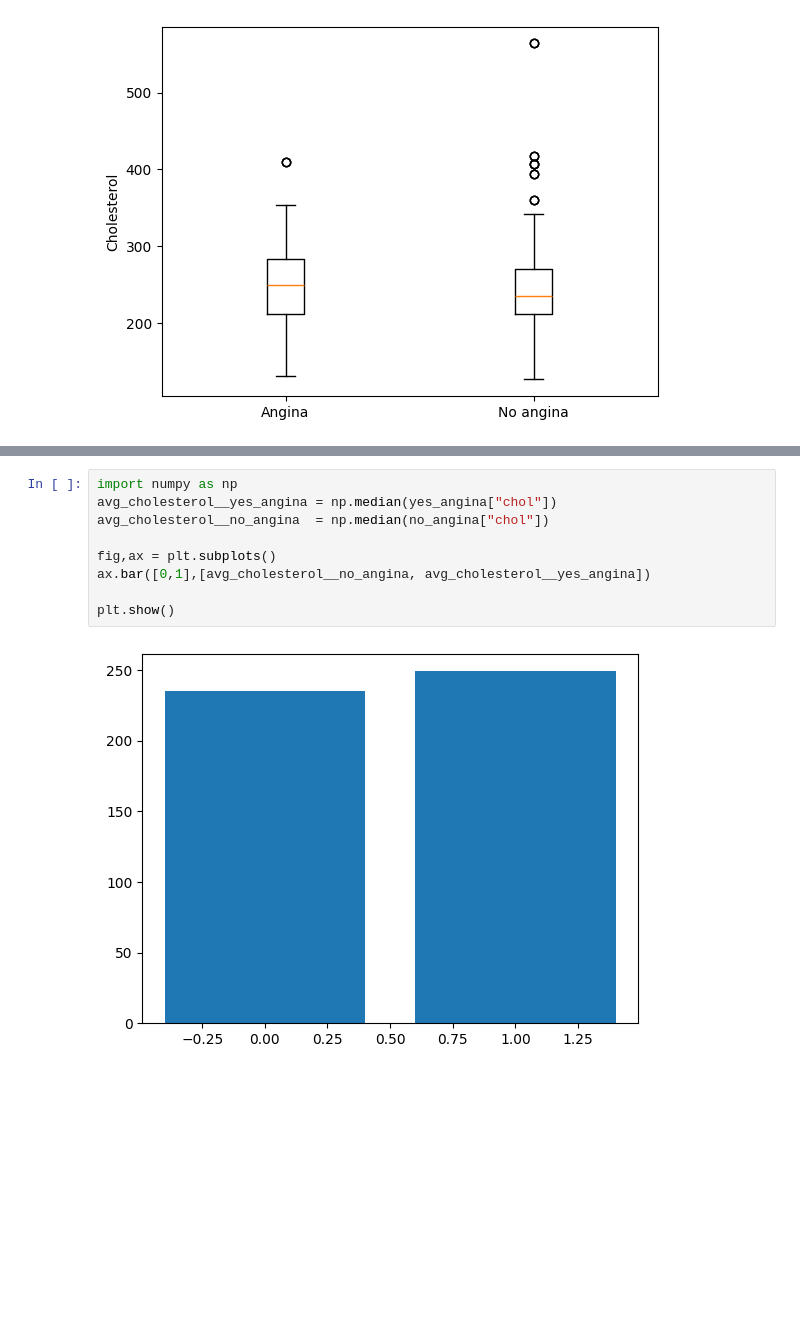
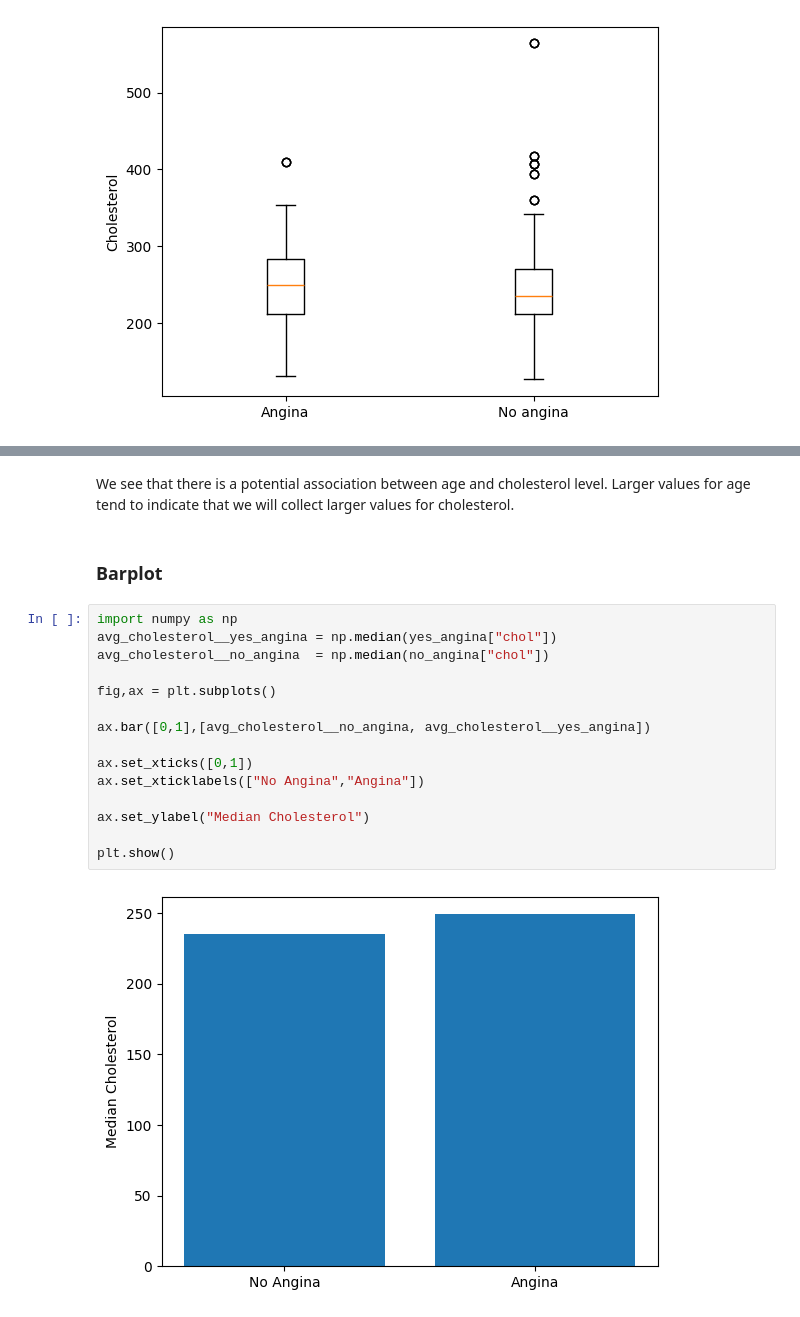
Before and after one commit to computationalUncertaintyLab/dexp_book, a Jupyter notebook: Chap3_Dataviz.ipynb, the cells around one changed output, grey strips where cells are left out. Drawn from its saved outputs; the diff is of its cells as text; blank space fills up the shorter version.

```diff
--- a/Chap3_Dataviz.ipynb
+++ b/Chap3_Dataviz.ipynb
@@ -220,11 +222,22 @@ plt.hist2d(heart_disease["age"], heart_disease["trestbps"])
+# %% [markdown]
+We see that there is a potential association between age and cholesterol level.
+Larger values for age tend to indicate that we will collect larger values for cholesterol.
+# %% [markdown]
+### Barplot
 # %%
 import numpy as np
 avg_cholesterol__yes_angina = np.median(yes_angina["chol"])
 avg_cholesterol__no_angina  = np.median(no_angina["chol"])
 
 fig,ax = plt.subplots()
+
 ax.bar([0,1],[avg_cholesterol__no_angina, avg_cholesterol__yes_angina])
 
+ax.set_xticks([0,1])
+ax.set_xticklabels(["No Angina","Angina"])
+
+ax.set_ylabel("Median Cholesterol")
+
 plt.show()
 # %% [output]
-[figure, old version]
+[figure, new version]
```
Also changed, not shown: parts of 7 cells of this notebook.
